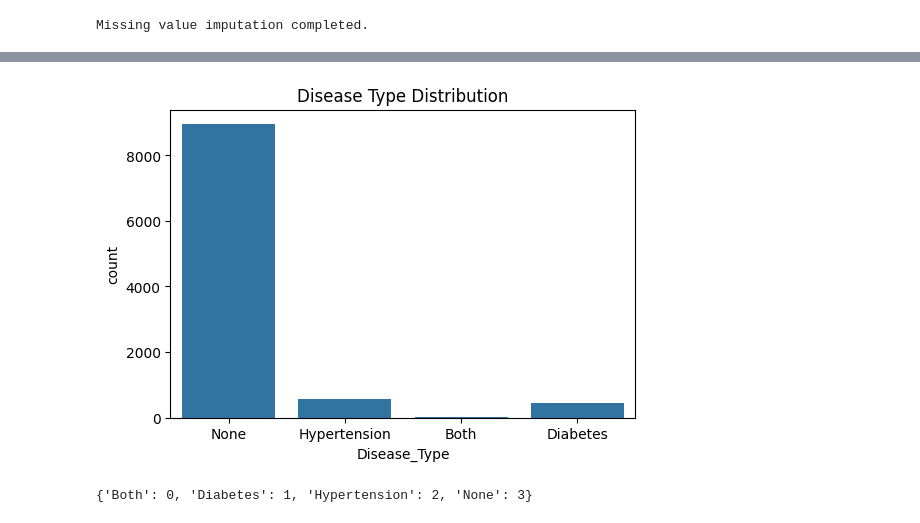
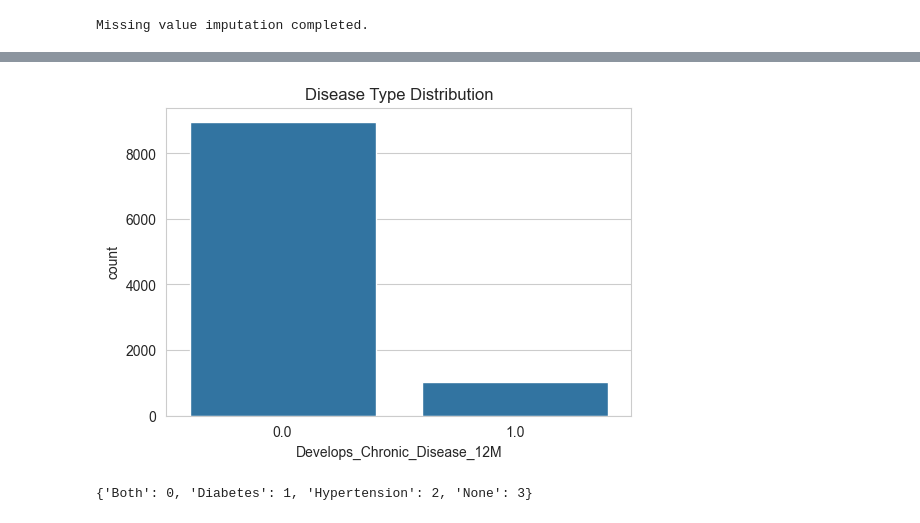
Before and after one commit to RiyaaaC09/CapstoneProject-DS-, a Jupyter notebook: Preventive_healthcare.ipynb, the cells around one changed output, grey strips where cells are left out. Drawn from its saved outputs; the diff is of its cells as text; code cells hidden in the pictures.

```diff
--- a/Preventive_healthcare.ipynb
+++ b/Preventive_healthcare.ipynb
@@ -3702,21 +3704,21 @@ Name: count, dtype: int64
 # %%
 plt.figure(figsize=(6,4))
 
 sns.countplot(
 
     data=member_level_df,
 
-    x="Disease_Type"
+    x="Develops_Chronic_Disease_12M"
 
 )
 
 plt.title(
     "Disease Type Distribution"
 )
 
 plt.show()
 # %% [output]
-[figure, old version]
+[figure, new version]
 # %%
 from sklearn.preprocessing import LabelEncoder
 
```
Also changed, not shown: parts of 113 cells of this notebook, 19 other files.
